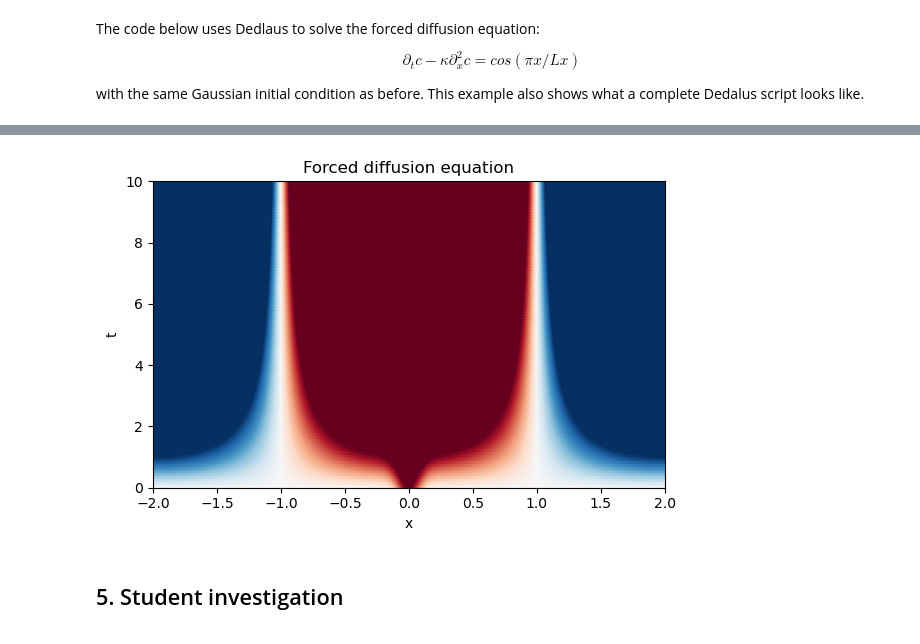
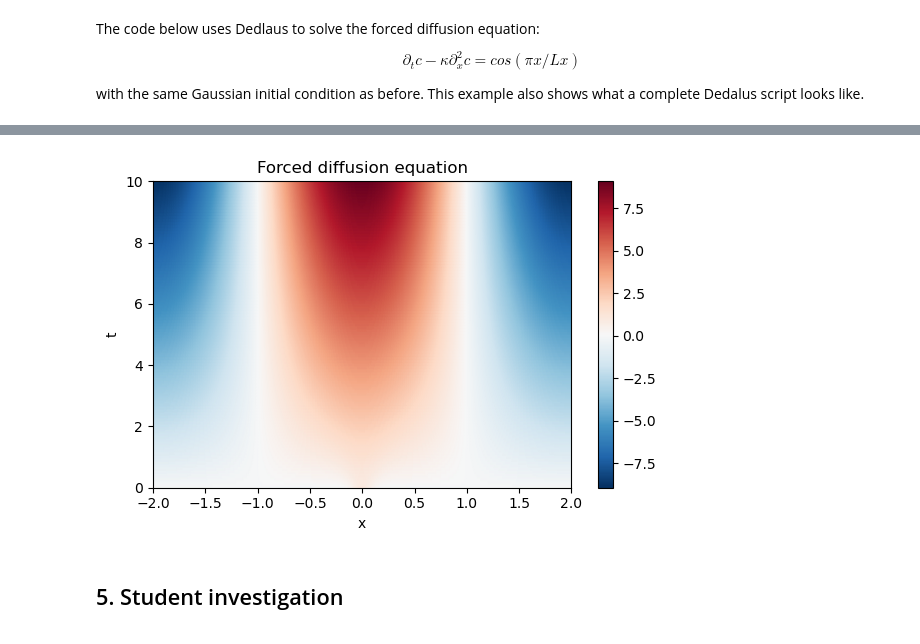
Before and after one commit to maxcharvey/QCES_LNM_projects, a Jupyter notebook: Project1_dedalus.ipynb, the cells around one changed output, grey strips where cells are left out. Cells and saved outputs as stored; diff of their text form; code cells hidden in the pictures.

Commit message:
finishing off dedalus 1

```diff
--- a/Project1_dedalus.ipynb
+++ b/Project1_dedalus.ipynb
@@ -273,20 +273,13 @@ $$\partial_t c - \kappa \partial_x^2 c = cos(\pi x / Lx)$$
 
 with the same Gaussian initial condition as before. This example also shows what a complete Dedalus script looks like.
 # %%
-# Load the required packages (these were loaded above and are inluded here for completeness)
-import numpy as np
-import matplotlib.pyplot as plt
-import dedalus.public as dedalus
-import logging
-logger = logging.getLogger(__name__)
-
 # This script solves the forced diffusion equation with Dedlaus
 
 # Set some parameters for the problem to be solved
 Nx = 1024 # The number of gridpoints. Note that Fourier transforms are more efficient if this is a power of 2
 Lx = 2; # The domain size in x.  This should be large enough so that the solution goes to zero at the endpoints.
 x_start=-Lx; x_end=Lx # The starting and ending bounds on x
-kappa = 0.001 # set the diffusivity
+kappa = 0.01 # set the diffusivity
 
 # Create an x-coordinate, a corresponding basis, and a distributor
 xcoord = dedalus.Coordinate('x')
@@ -330,11 +323,12 @@ while solver.proceed:
 
 # Plot
 plt.figure(figsize=(6, 4))
-plt.pcolormesh(x.ravel(), np.array(t_save), np.array(c_save), cmap='RdBu_r', shading='gouraud', rasterized=True, clim=(-1, 1))
+plt.pcolormesh(x.ravel(), np.array(t_save), np.array(c_save), cmap='RdBu_r', shading='gouraud', rasterized=True)#, clim=(-1, 1))
 plt.xlim(x_start, x_end)
 plt.ylim(0, solver.stop_sim_time)
 plt.xlabel('x')
 plt.ylabel('t')
 plt.title('Forced diffusion equation')
+plt.colorbar()
 plt.tight_layout()
 # %% [output]
@@ -343,4 +337,4 @@ plt.tight_layout()
-[figure, old version]
+[figure, new version]
 # %% [markdown]
 ## 5. Student investigation
 <a id='student_investigation'></a>
```
Also changed, not shown: parts of 5 cells of this notebook.
